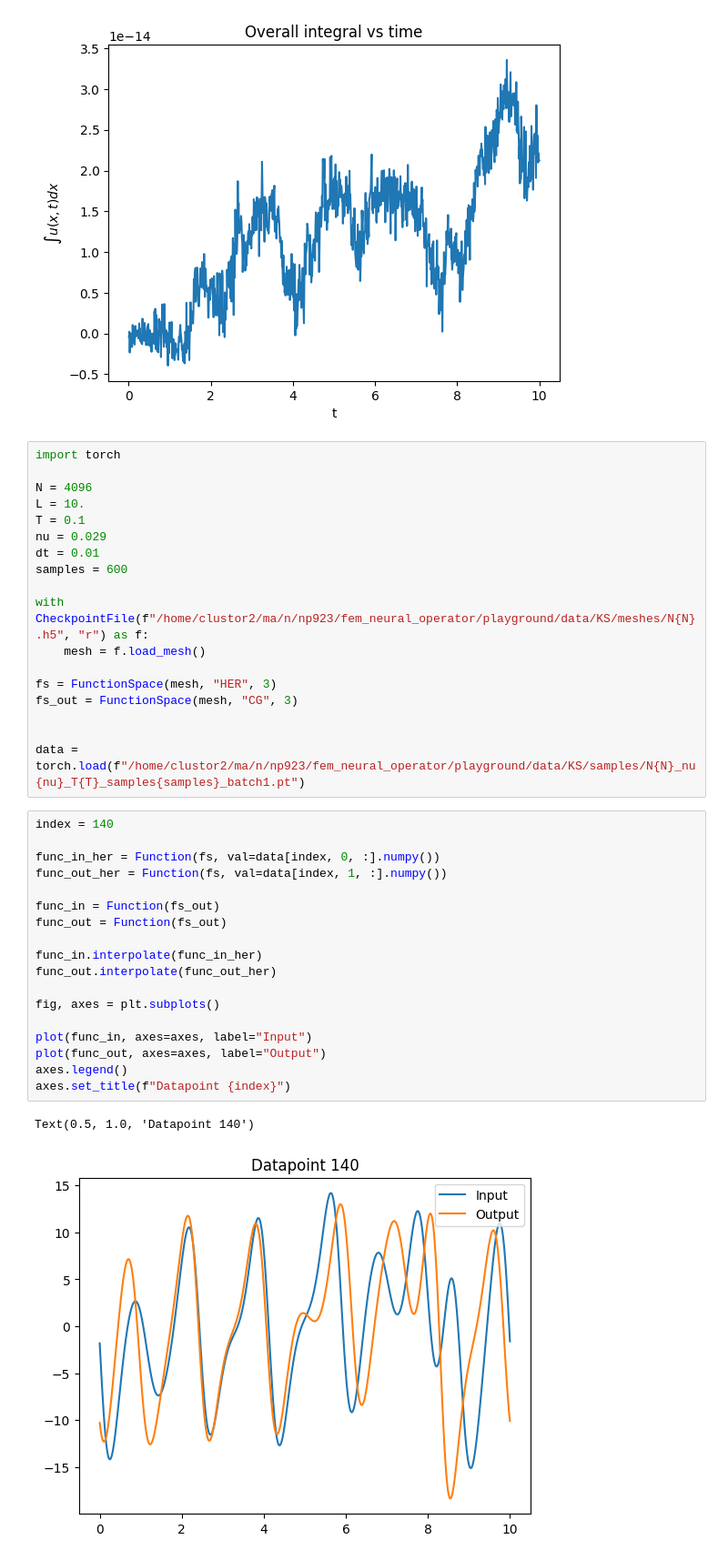
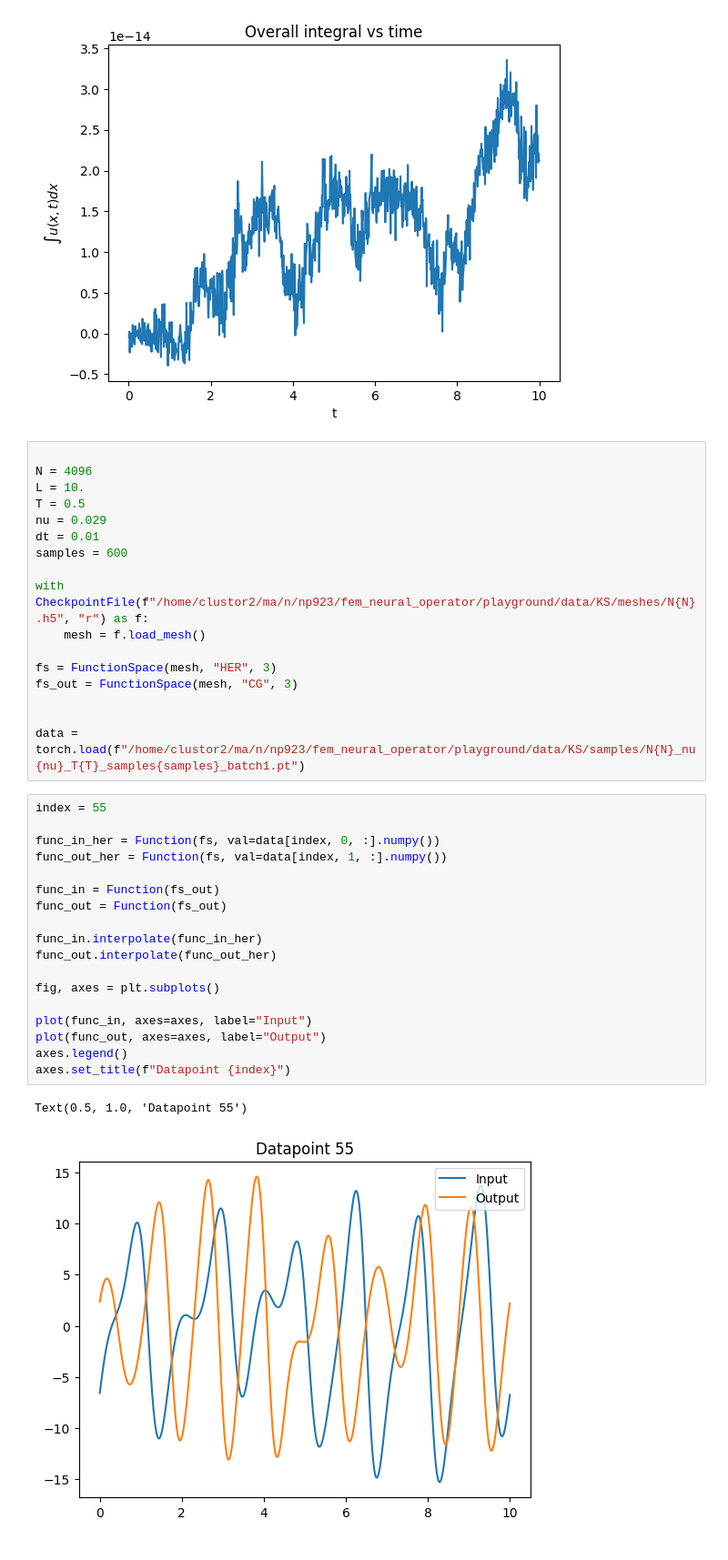
Before and after one commit to nadav7679/fem_neural_operator, a Jupyter notebook: playground/test_KS.ipynb, the cells around one changed output. Shown: that part at 91% size. Drawn from its saved outputs; the diff is of its cells as text.

```diff
--- a/playground/test_KS.ipynb
+++ b/playground/test_KS.ipynb
@@ -126,11 +126,10 @@ plt.ylabel("$\int u(x, t) dx$")
 Text(0, 0.5, '$\\int u(x, t) dx$')
 [figure]
 # %%
-import torch
 
 N = 4096
 L = 10.
-T = 0.1
+T = 0.5
 nu = 0.029
 dt = 0.01
 samples = 600
@@ -144,23 +143,23 @@ fs_out = FunctionSpace(mesh, "CG", 3)
 
 data = torch.load(f"/home/clustor2/ma/n/np923/fem_neural_operator/playground/data/KS/samples/N{N}_nu{nu}_T{T}_samples{samples}_batch1.pt")
 # %%
-index = 140
+index = 55
 
 func_in_her = Function(fs, val=data[index, 0, :].numpy())
 func_out_her = Function(fs, val=data[index, 1, :].numpy())
 
 func_in = Function(fs_out)
 func_out = Function(fs_out)
 
 func_in.interpolate(func_in_her)
 func_out.interpolate(func_out_her)
 
 fig, axes = plt.subplots()
 
 plot(func_in, axes=axes, label="Input")
 plot(func_out, axes=axes, label="Output")
 axes.legend()
 axes.set_title(f"Datapoint {index}")
 # %% [output]
-Text(0.5, 1.0, 'Datapoint 140')
+Text(0.5, 1.0, 'Datapoint 55')
-[figure, old version]
+[figure, new version]
```
Also changed, not shown: parts of 2 cells of this notebook, 4 other files.
